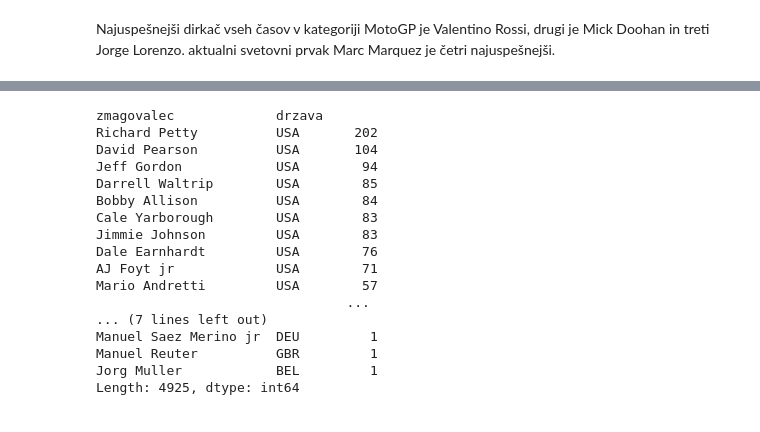
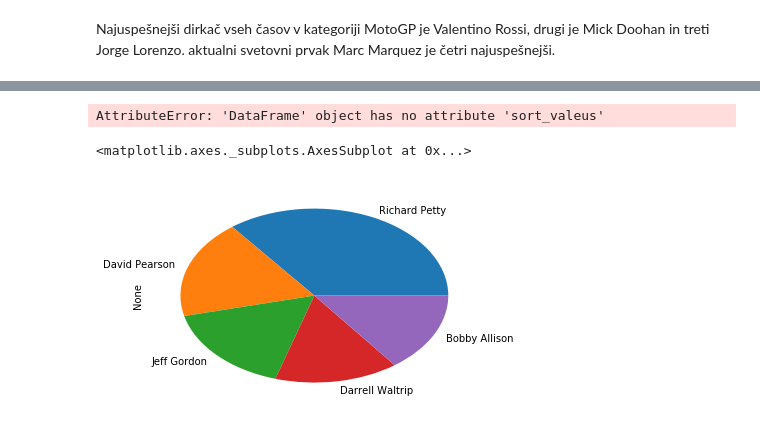
Before and after one commit to spelapetan/Avto-moto-sport-dirke, a Jupyter notebook: Analiza podatkov avto-moto dirk.ipynb, the cells around one changed output, grey strips where cells are left out. Drawn from its saved outputs; the diff is of its cells as text; code cells hidden in the pictures.

```diff
--- a/Analiza podatkov avto-moto dirk.ipynb
+++ b/Analiza podatkov avto-moto dirk.ipynb
@@ -244,20 +247,17 @@ dirke.sort_values('zmagovalec').groupby(['desetletje', 'zmagovalec']).size().sor
+# %%
+dirke.sort_values('zmagovalec').groupby('zmagovalec').count().sort_valeus()
+# %% [output]
+AttributeError: 'DataFrame' object has no attribute 'sort_valeus'
+# %%
+drzava_zmagovalec = pd.read_csv('avto-moto dirke obdelani podatki\drzava-zmagovalec.csv')
+
+Zda = drzava_zmagovalec[drzava_zmagovalec.drzava == 'USA']
+Nem = drzava_zmagovalec[drzava_zmagovalec.drzava == 'DEU']
+Ang = drzava_zmagovalec[drzava_zmagovalec.drzava == 'GBR']
+Ita = drzava_zmagovalec[drzava_zmagovalec.drzava == 'ITA']
+Spa = drzava_zmagovalec[drzava_zmagovalec.drzava == 'ESP']
 # %%
-dirke.sort_values('drzava').groupby(['zmagovalec', 'drzava']).size().sort_values(ascending=False)
+Zda.groupby('zmagovalec').size().sort_values(ascending=False).head(5).plot.pie()
 # %% [output]
-zmagovalec             drzava
-Richard Petty          USA       202
-David Pearson          USA       104
-Jeff Gordon            USA        94
-Darrell Waltrip        USA        85
-Bobby Allison          USA        84
-Cale Yarborough        USA        83
-Jimmie Johnson         USA        83
-Dale Earnhardt         USA        76
-AJ Foyt jr             USA        71
-Mario Andretti         USA        57
-                                ...
-... (7 lines left out)
-Manuel Saez Merino jr  DEU         1
-Manuel Reuter          GBR         1
-Jorg Muller            BEL         1
-Length: 4925, dtype: int64
+<matplotlib.axes._subplots.AxesSubplot at 0x...>
+[figure, added]
```
Also changed, not shown: parts of 19 cells of this notebook.
